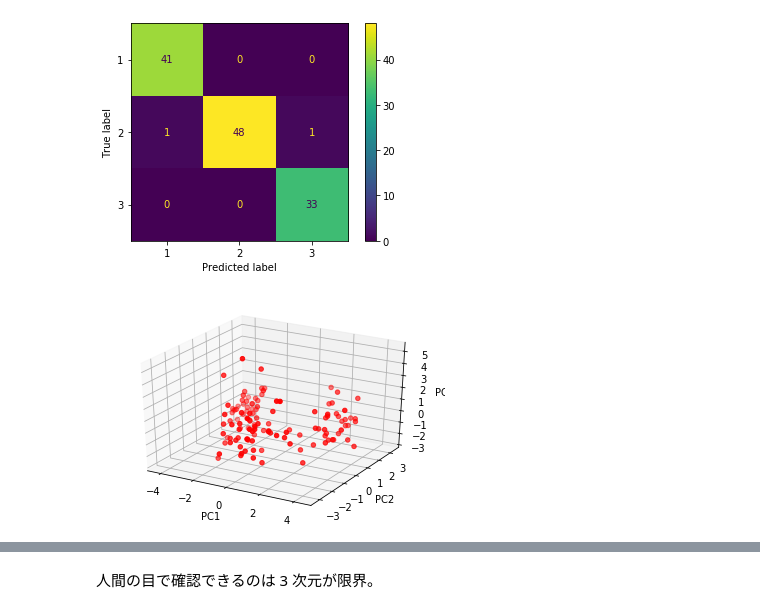
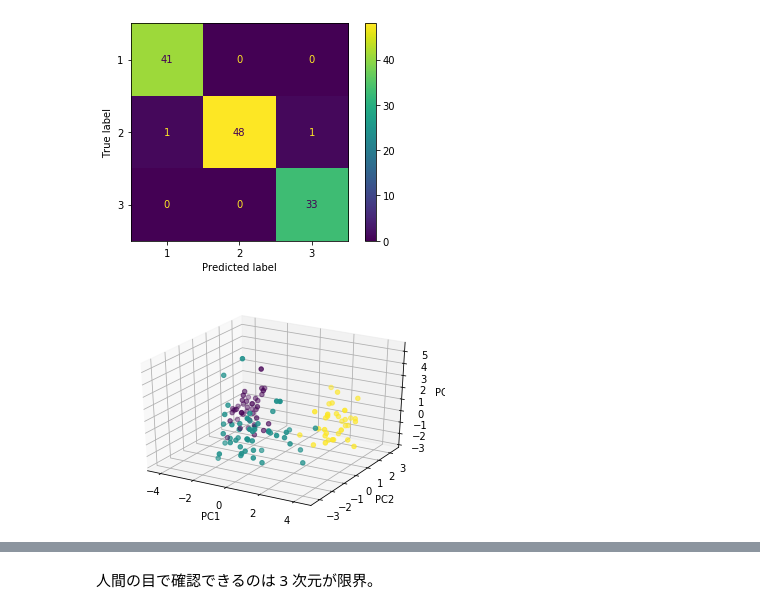
Before and after one commit to hnishi/hnishi_da_handson, a Jupyter notebook: da_handson_pca.ipynb, the cells around one changed output, grey strips where cells are left out. Saved outputs shown, nothing was run; the diff lists cells and outputs as text; code cells hidden in the pictures.

```diff
--- a/da_handson_pca.ipynb
+++ b/da_handson_pca.ipynb
@@ -715,16 +699,17 @@ accuracy 0.9838709677419355
 # %%
 from mpl_toolkits.mplot3d import Axes3D
 import matplotlib.pyplot as plt
 
 fig = plt.figure()
 ax = fig.add_subplot(111, projection='3d')
 
-ax.scatter(X_train_pca[:,0], X_train_pca[:,1], X_train_pca[:,2], c='r', marker='o')
+# ax.scatter(X_train_pca[:,0], X_train_pca[:,1], X_train_pca[:,2], c='r', marker='o')
+ax.scatter(X_train_pca[:,0], X_train_pca[:,1], X_train_pca[:,2], c=y_train, marker='o')
 
 ax.set_xlabel('PC1')
 ax.set_ylabel('PC2')
 ax.set_zlabel('PC3')
 
 plt.show()
 # %% [output]
-[figure, old version]
+[figure, new version]
```
Also changed, not shown: parts of 4 cells of this notebook.
